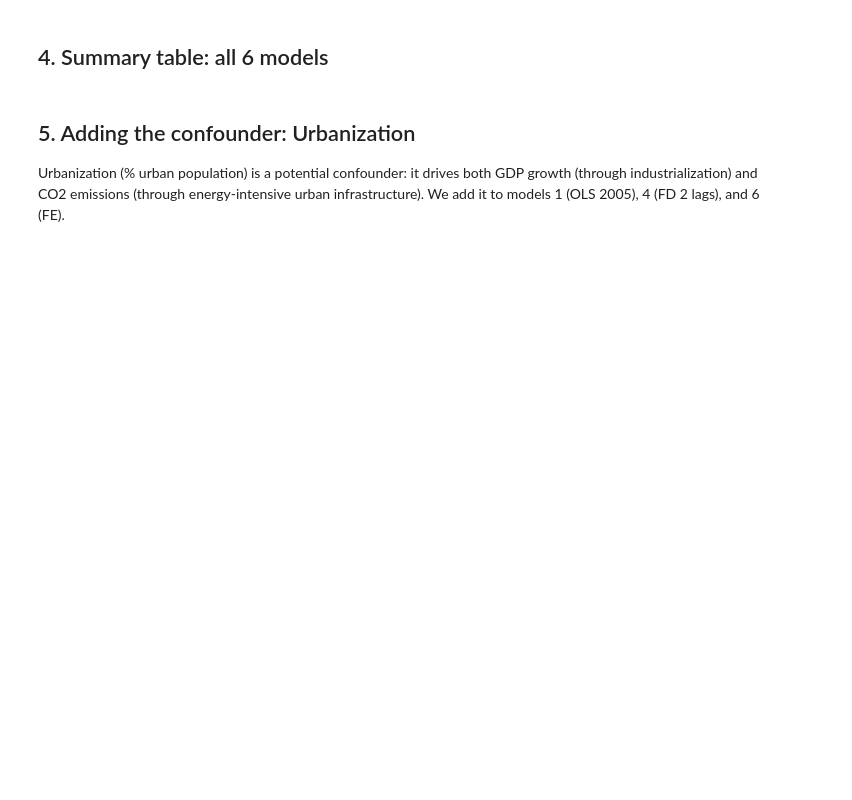
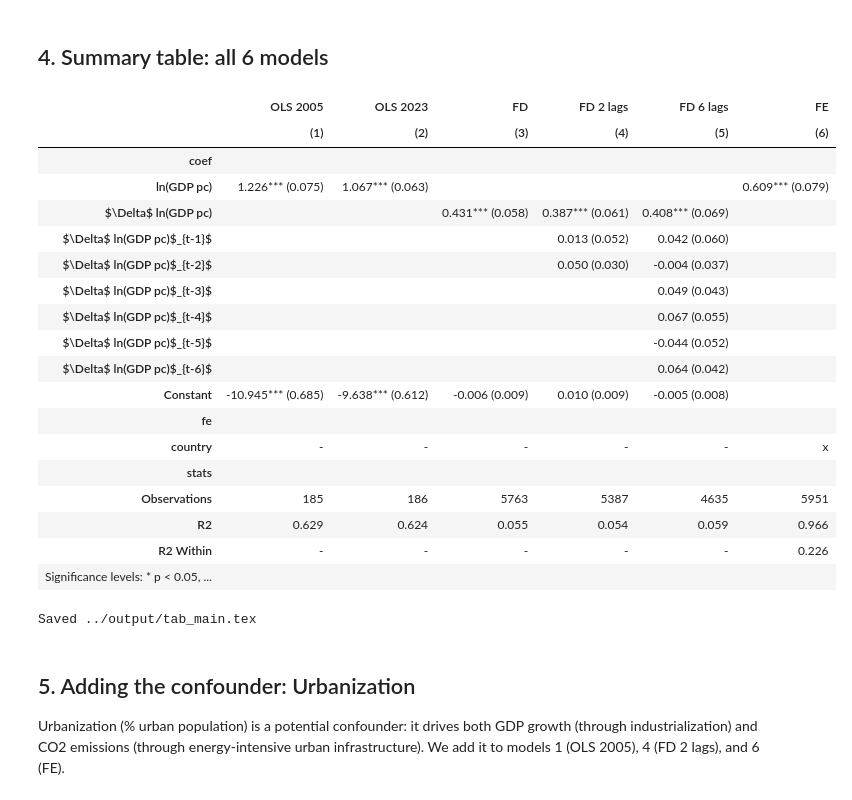
Before and after one commit to borikovacs/da4_assignment2, a Jupyter notebook: code/02_analysis.ipynb, the cells around one changed output. Saved outputs shown, nothing was run; the diff lists cells and outputs as text; code cells hidden in the pictures; blank space fills up the shorter version.

Commit message:
Added output, final report and readme

```diff
--- a/code/02_analysis.ipynb
+++ b/code/02_analysis.ipynb
@@ -13,4 +15,4 @@ warnings.filterwarnings('ignore')
 # %%
-df = pd.read_csv('../data/wdi_clean.csv')
+df = pd.read_csv('../data/clean/wdi_clean.csv')
 df = df.rename(columns={'Country Code': 'country', 'Country Name': 'country_name'})
 print(f'{df.country.nunique()} countries, {df.year.min()}-{df.year.max()}')
@@ -106,3 +157,65 @@ pf.etable([m1, m2, m3, m4, m5, m6],
+# %%
+# Display summary table
+tbl_main = pf.etable([m1, m2, m3, m4, m5, m6],
+          model_heads=['OLS 2005', f'OLS {last_yr}', 'FD', 'FD 2 lags', 'FD 6 lags', 'FE'],
+          head_order='h',
+          drop=r'year|C\(year\)',
+          show_se_type=False,
+          labels={
+              'ln_gdp_pc': 'ln(GDP pc)',
+              'd_ln_gdp_pc': '$\\Delta$ ln(GDP pc)',
+              'd_ln_gdp_pc_L1': '$\\Delta$ ln(GDP pc)$_{t-1}$',
+              'd_ln_gdp_pc_L2': '$\\Delta$ ln(GDP pc)$_{t-2}$',
+              'd_ln_gdp_pc_L3': '$\\Delta$ ln(GDP pc)$_{t-3}$',
+              'd_ln_gdp_pc_L4': '$\\Delta$ ln(GDP pc)$_{t-4}$',
+              'd_ln_gdp_pc_L5': '$\\Delta$ ln(GDP pc)$_{t-5}$',
+              'd_ln_gdp_pc_L6': '$\\Delta$ ln(GDP pc)$_{t-6}$',
+              'Intercept': 'Constant',
+          })
+display(tbl_main)
+
+# Export LaTeX
+tex_main = pf.etable([m1, m2, m3, m4, m5, m6],
+          model_heads=['OLS 2005', f'OLS {last_yr}', 'FD', 'FD 2 lags', 'FD 6 lags', 'FE'],
+          head_order='h',
+          drop=r'year|C\(year\)',
+          show_se_type=False,
+          labels={
+              'ln_gdp_pc': 'ln(GDP pc)',
+              'd_ln_gdp_pc': '$\\Delta$ ln(GDP pc)',
+              'd_ln_gdp_pc_L1': '$\\Delta$ ln(GDP pc)$_{t-1}$',
+              'd_ln_gdp_pc_L2': '$\\Delta$ ln(GDP pc)$_{t-2}$',
+              'd_ln_gdp_pc_L3': '$\\Delta$ ln(GDP pc)$_{t-3}$',
+              'd_ln_gdp_pc_L4': '$\\Delta$ ln(GDP pc)$_{t-4}$',
+              'd_ln_gdp_pc_L5': '$\\Delta$ ln(GDP pc)$_{t-5}$',
+              'd_ln_gdp_pc_L6': '$\\Delta$ ln(GDP pc)$_{t-6}$',
+              'Intercept': 'Constant',
+          },
+          type='tex')
+with open(f'{OUT}/tab_main.tex', 'w') as f:
+    f.write(tex_main)
+print(f'Saved {OUT}/tab_main.tex')
+# %% [output]
+|  | OLS 2005 | OLS 2023 | FD | FD 2 lags | FD 6 lags | FE |
+|  | (1) | (2) | (3) | (4) | (5) | (6) |
+| coef |  |  |  |  |  |  |
+| ln(GDP pc) | 1.226*** (0.075) | 1.067*** (0.063) |  |  |  | 0.609*** (0.079) |
+| $\Delta$ ln(GDP pc) |  |  | 0.431*** (0.058) | 0.387*** (0.061) | 0.408*** (0.069) |  |
+| $\Delta$ ln(GDP pc)$_{t-1}$ |  |  |  | 0.013 (0.052) | 0.042 (0.060) |  |
+| $\Delta$ ln(GDP pc)$_{t-2}$ |  |  |  | 0.050 (0.030) | -0.004 (0.037) |  |
+| $\Delta$ ln(GDP pc)$_{t-3}$ |  |  |  |  | 0.049 (0.043) |  |
+| $\Delta$ ln(GDP pc)$_{t-4}$ |  |  |  |  | 0.067 (0.055) |  |
+| $\Delta$ ln(GDP pc)$_{t-5}$ |  |  |  |  | -0.044 (0.052) |  |
+| $\Delta$ ln(GDP pc)$_{t-6}$ |  |  |  |  | 0.064 (0.042) |  |
+| Constant | -10.945*** (0.685) | -9.638*** (0.612) | -0.006 (0.009) | 0.010 (0.009) | -0.005 (0.008) |  |
+| fe |  |  |  |  |  |  |
+| country | - | - | - | - | - | x |
+| stats |  |  |  |  |  |  |
+| Observations | 185 | 186 | 5763 | 5387 | 4635 | 5951 |
+| R2 | 0.629 | 0.624 | 0.055 | 0.054 | 0.059 | 0.966 |
+| R2 Within | - | - | - | - | - | 0.226 |
+| Significance levels: * p < 0.05, ... |  |  |  |  |  |  |
+Saved ../output/tab_main.tex
 # %% [markdown]
 ## 5. Adding the confounder: Urbanization
 
```
Also changed, not shown: parts of 10 cells of this notebook, 19 other files.
